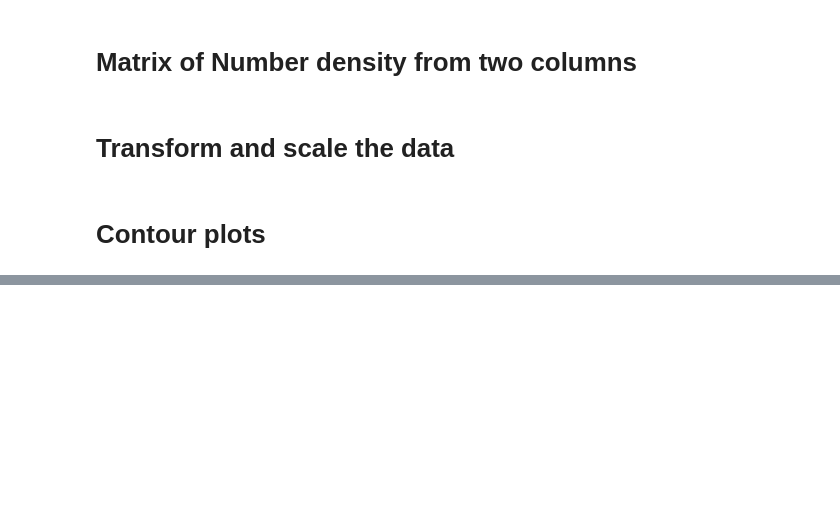
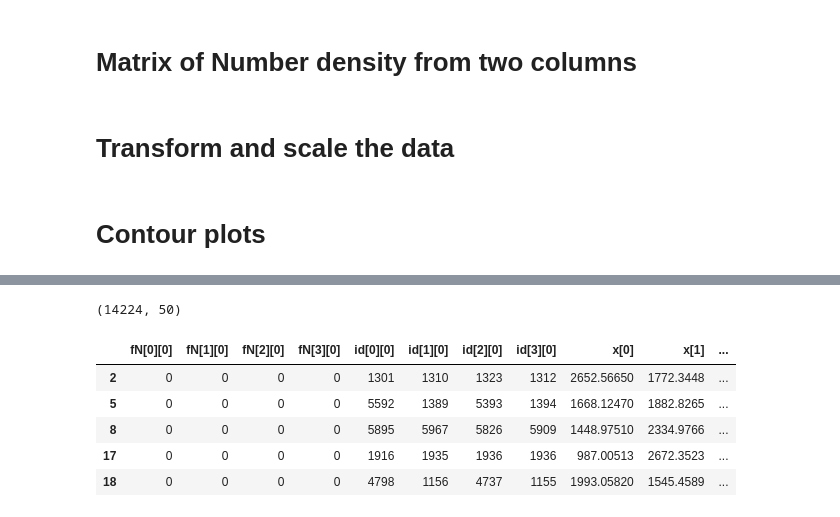
Before and after one commit to bpRsh/2019_shear_analysis_after_dmstack, a Jupyter notebook: Nov_2019/Nov25/a01_plot_gmsq_contour_plot.ipynb, the cells around one changed output, grey strips where cells are left out. Cells and saved outputs as stored; diff of their text form; code cells hidden in the pictures; blank space fills up the shorter version.

```diff
--- a/Nov_2019/Nov25/a01_plot_gmsq_contour_plot.ipynb
+++ b/Nov_2019/Nov25/a01_plot_gmsq_contour_plot.ipynb
@@ -410,0 +343,9 @@ df_7_11.head().append(df_7_11.tail())
+# %%
+N = 100
+xcol = 'gsq'
+ycol = 'gmdsq'
+max_abs_xcol_ycol = df[[xcol,ycol]].abs().max().max()
+
+print(max_abs_xcol_ycol)
+
+df[df[xcol]==max_abs_xcol_ycol]
@@ -410,0 +373,6 @@ df_7_11.head().append(df_7_11.tail())
+# %%
+# create 1d array with N+1 values to create N bins
+bins = np.linspace(0, max_abs_xcol_ycol,N+1)
+
+print(len(bins))
+bins
@@ -411,2 +438,18 @@ df_7_11.head().append(df_7_11.tail())
+# %%
+# take all points where gmdsq > 0.399
+
+df_gmdsq_larger_bin10 = df[df.gmdsq > bins[10]]
+
+print(df_gmdsq_larger_bin10.shape)
+
+df_gmdsq_larger_bin10.head()
+# %% [output]
+(14224, 50)
+|  | fN[0][0] | fN[1][0] | fN[2][0] | fN[3][0] | id[0][0] | id[1][0] | id[2][0] | id[3][0] | x[0] | x[1] | ... |
+| 2 | 0 | 0 | 0 | 0 | 1301 | 1310 | 1323 | 1312 | 2652.56650 | 1772.3448 | ... |
+| 5 | 0 | 0 | 0 | 0 | 5592 | 1389 | 5393 | 1394 | 1668.12470 | 1882.8265 | ... |
+| 8 | 0 | 0 | 0 | 0 | 5895 | 5967 | 5826 | 5909 | 1448.97510 | 2334.9766 | ... |
+| 17 | 0 | 0 | 0 | 0 | 1916 | 1935 | 1936 | 1936 | 987.00513 | 2672.3523 | ... |
+| 18 | 0 | 0 | 0 | 0 | 4798 | 1156 | 4737 | 1155 | 1993.05820 | 1545.4589 | ... |
 # %%
 # Here,
```
Also changed, not shown: parts of 21 cells of this notebook.
